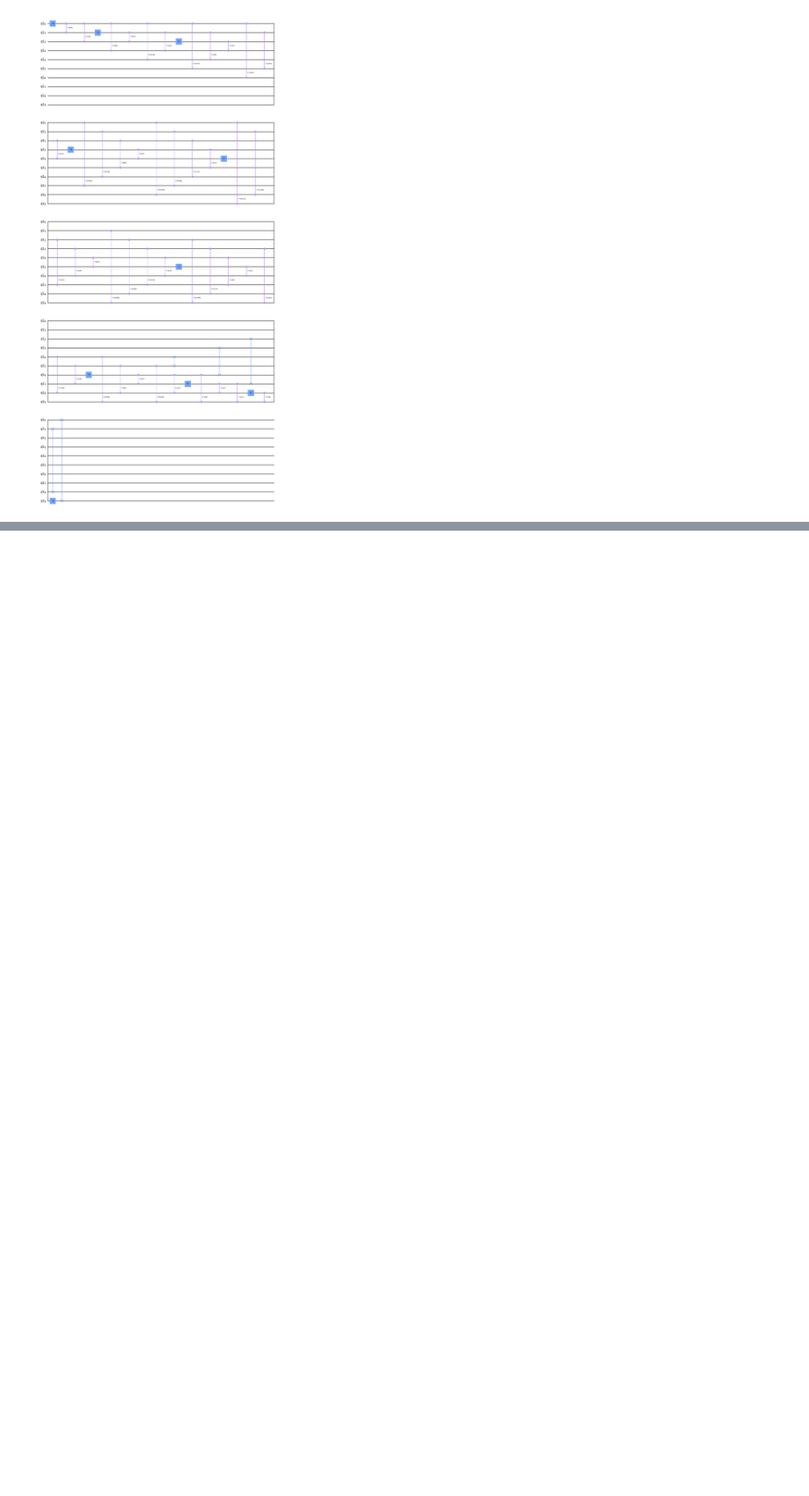
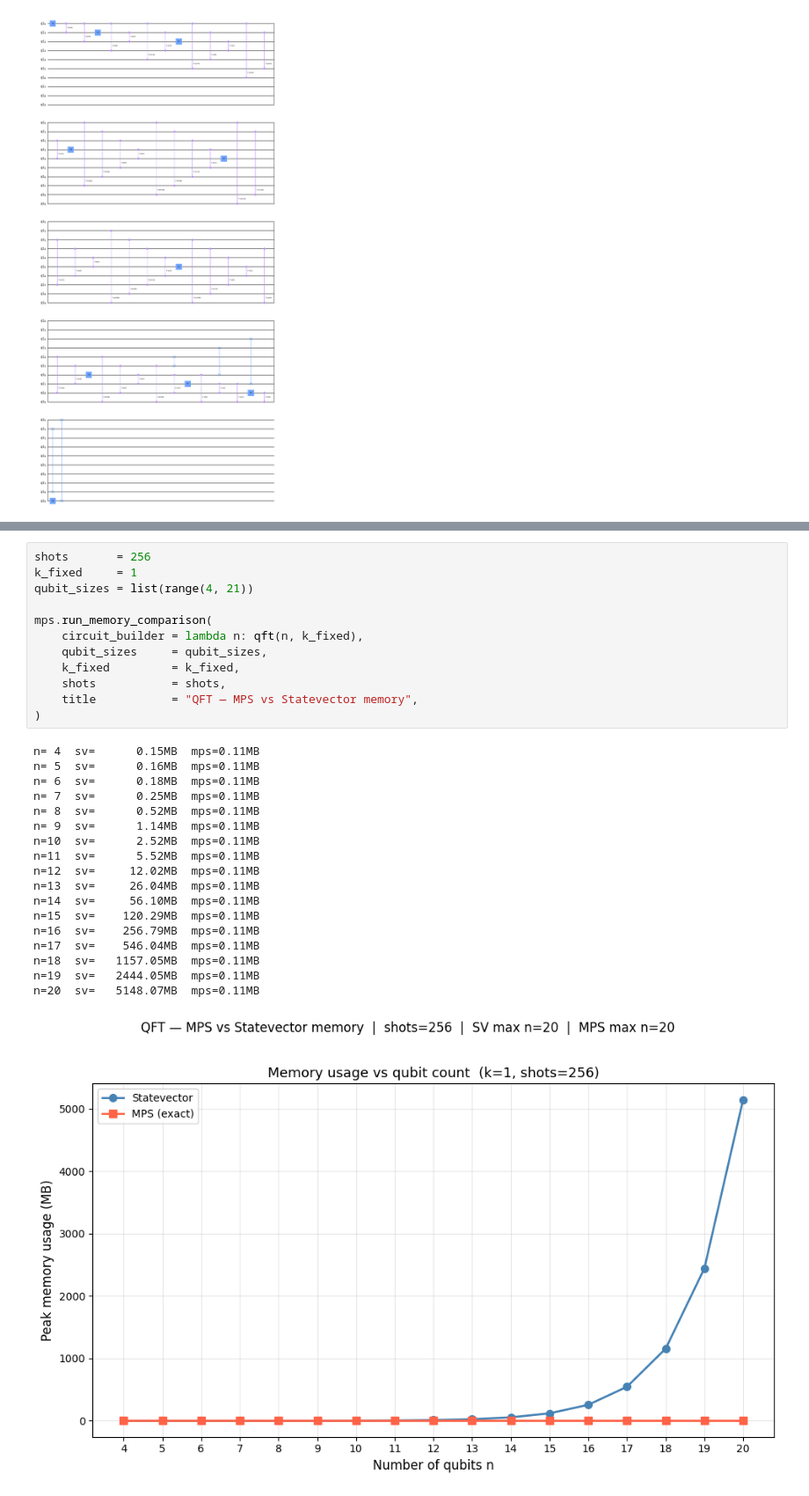
Before and after one commit to cezaris13/Quantum-ideas-factory-tensor-networks, a Jupyter notebook: tensor_networks_and_entropy.ipynb, the cells around one changed output, grey strips where cells are left out. Shown at 88% size. Cells and saved outputs as stored; diff of their text form; blank space fills up the shorter version.

```diff
--- a/tensor_networks_and_entropy.ipynb
+++ b/tensor_networks_and_entropy.ipynb
@@ -323,0 +421,31 @@ qc.draw(output="mpl", style="clifford")
+# %%
+shots       = 256
+k_fixed     = 1
+qubit_sizes = list(range(4, 21))
+
+mps.run_memory_comparison(
+    circuit_builder = lambda n: qft(n, k_fixed),
+    qubit_sizes     = qubit_sizes,
+    k_fixed         = k_fixed,
+    shots           = shots,
+    title           = "QFT — MPS vs Statevector memory",
+)
+# %% [output]
+n= 4  sv=      0.15MB  mps=0.11MB
+n= 5  sv=      0.16MB  mps=0.11MB
+n= 6  sv=      0.18MB  mps=0.11MB
+n= 7  sv=      0.25MB  mps=0.11MB
+n= 8  sv=      0.52MB  mps=0.11MB
+n= 9  sv=      1.14MB  mps=0.11MB
+n=10  sv=      2.52MB  mps=0.11MB
+n=11  sv=      5.52MB  mps=0.11MB
+n=12  sv=     12.02MB  mps=0.11MB
+n=13  sv=     26.04MB  mps=0.11MB
+n=14  sv=     56.10MB  mps=0.11MB
+n=15  sv=    120.29MB  mps=0.11MB
+n=16  sv=    256.79MB  mps=0.11MB
+n=17  sv=    546.04MB  mps=0.11MB
+n=18  sv=   1157.05MB  mps=0.11MB
+n=19  sv=   2444.05MB  mps=0.11MB
+n=20  sv=   5148.07MB  mps=0.11MB
+[figure, added]
```
Also changed, not shown: parts of 6 cells of this notebook, 1 other file.
